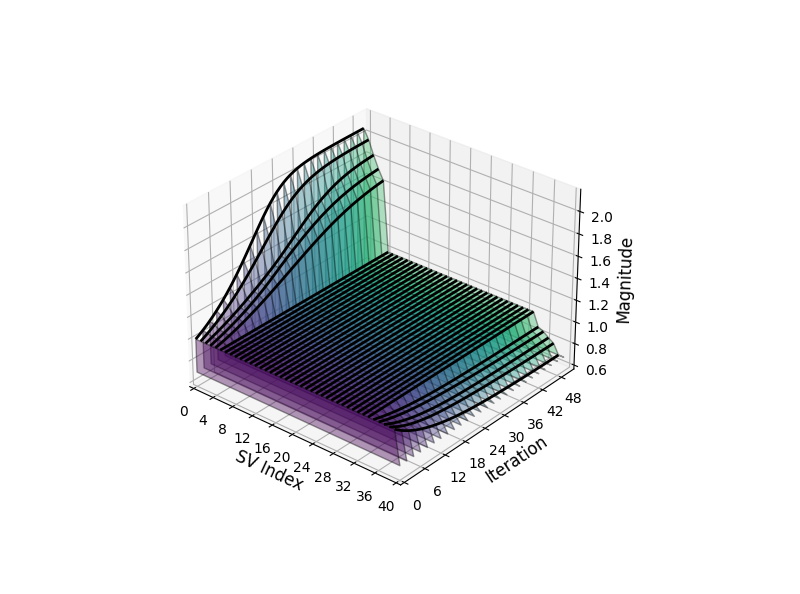
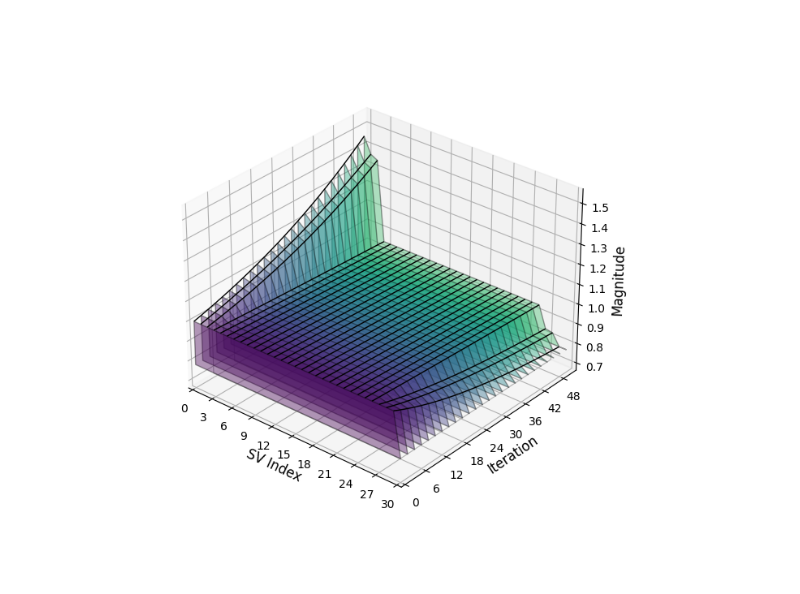
Before and after one commit to cjyaras/law-of-parsimony, a Jupyter notebook: fig_thm.ipynb, the cells around one changed output. Cells and saved outputs as stored; diff of their text form; code cells hidden in the pictures.

```diff
--- a/fig_thm.ipynb
+++ b/fig_thm.ipynb
@@ -18,14 +18,15 @@ from utils import compose, svd
 # %%
 key = PRNGKey(0)
 
-input_dim = 40
-output_dim = 5
+input_dim = 30
+output_dim = 30
+rank = 3
 depth = 3
 init_type = "orth"
 init_scale = 1
 
 key, subkey = split(key)
-target = generate_data(key=subkey, shape=(output_dim, input_dim))
+target = generate_data(key=subkey, shape=(output_dim, input_dim), rank=rank)
 
 key, subkey = split(key)
 init_weights = init_net_orth(
@@ -97,32 +74,58 @@ for idx in sval_indices:
 # %%
-fig = plt.figure(figsize=(7, 7))
-ax = fig.add_subplot(projection='3d')
-ax.set_box_aspect(aspect=None, zoom=0.8)
+spec_step = 2
+
+weights = result['weights']
+sval_series = jnp.concatenate([svdvals(w[0]).reshape(1, -1) for w in weights], axis=0)
+
+n_time_indices, n_sval_indices = sval_series.shape
+time_indices = jnp.arange(n_time_indices)
+sval_indices = jnp.arange(n_sval_indices)
+
+spectrum_verts = []
+
+for idx in time_indices[::spec_step]:
+    spectrum_verts.append([
+        (0, jnp.min(sval_series)), *zip(sval_indices, sval_series[idx, :]), (n_sval_indices, jnp.min(sval_series))
+    ])
+
+path_verts = []
+
+for idx in sval_indices:
+    path_verts.append([
+        *zip(time_indices, sval_series[:, idx])
+    ])
 
 spectrum_poly = PolyCollection(spectrum_verts)
 spectrum_poly.set_alpha(0.4)
 spectrum_poly.set_facecolor(plt.colormaps['viridis'](jnp.linspace(0, 0.7, len(spectrum_verts))))
 spectrum_poly.set_edgecolor('black')
 
 path_line = LineCollection(path_verts)
-path_line.set_linewidth(2)
+path_line.set_linewidth(1)
 path_line.set_edgecolor('black')
+
+fig = plt.figure(figsize=(7, 7))
+
+ax = fig.add_subplot(projection='3d')
+ax.set_box_aspect(aspect=None, zoom=0.8)
+
 ax.add_collection3d(spectrum_poly, zs=time_indices[::spec_step], zdir='y')
 ax.add_collection3d(path_line, zs=sval_indices, zdir='x')
 
 ax.set_xlabel('SV Index', fontsize=12)
 ax.set_xlim(0, n_sval_indices)
 ax.set_ylabel('Iteration', fontsize=12)
 ax.set_ylim(0, n_time_indices)
 ax.set_zlabel('Magnitude', fontsize=12)
 ax.set_zlim(jnp.min(sval_series)-0.1, jnp.max(sval_series)+0.1)
 
 elev = 30
 azim = -50
 roll = 0
 ax.view_init(elev, azim, roll)
-
 ax.xaxis.set_major_locator(MaxNLocator(integer=True))
 ax.yaxis.set_major_locator(MaxNLocator(integer=True))
+plt.tight_layout()
+plt.savefig('figs/thm_main.png', dpi=300, bbox_inches='tight')
 # %% [output]
-[figure, old version]
+[figure, new version]
```
Also changed, not shown: parts of 4 cells of this notebook, 2 other files.
